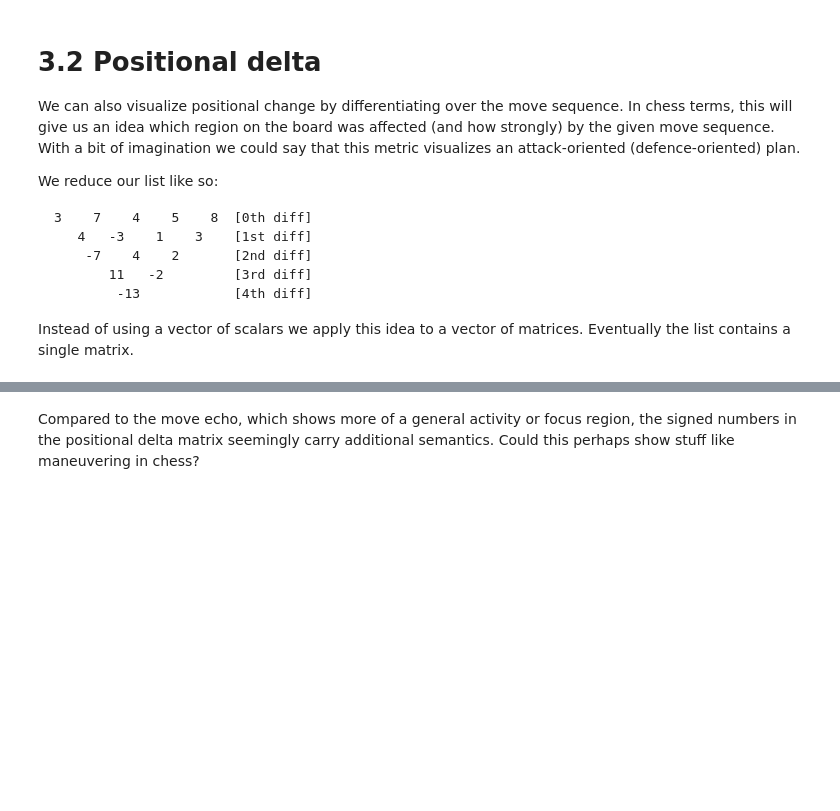
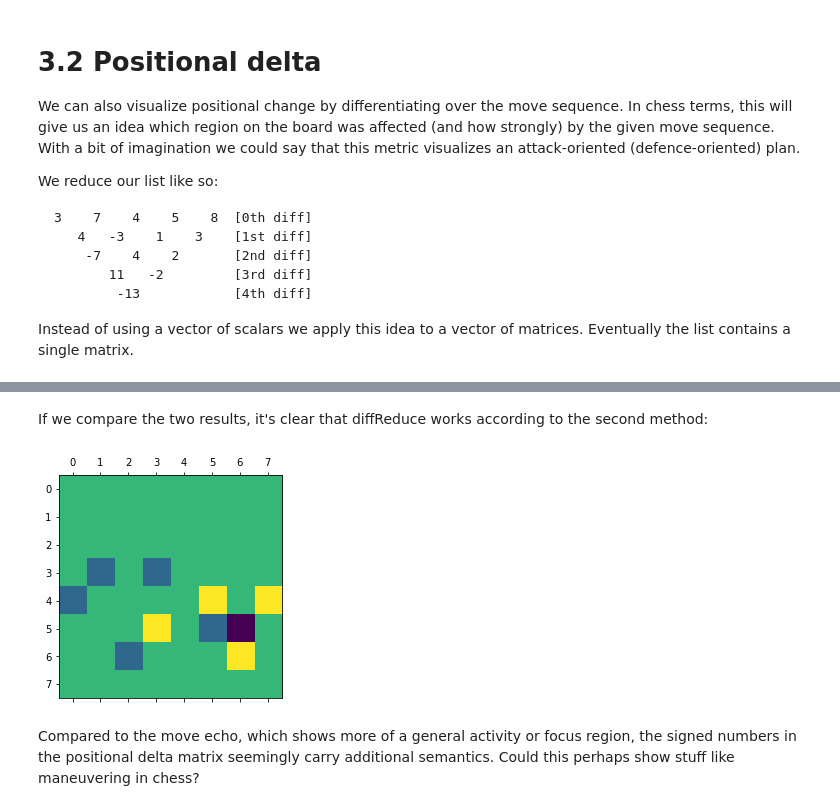
Before and after one commit to mikhas/cheviz, a Jupyter notebook: 01_data.ipynb, the cells around one changed output, grey strips where cells are left out. Drawn from its saved outputs; the diff is of its cells as text; code cells hidden in the pictures; blank space fills up the shorter version.

```diff
--- a/01_data.ipynb
+++ b/01_data.ipynb
@@ -178,6 +175,7 @@ class MoveSequencerResult(NamedTuple):
 
 
 def makeMoveSequencer(moves_list:list)->Callable:
+    # to represent the initial position, we insert an 'empty' move in front:
     board = chess.Board()
     ts = core.makeThreatenedSquares(board=board)
 
@@ -185,16 +183,22 @@ def makeMoveSequencer(moves_list:list)->Callable:
         result = []
         board.reset()
 
-        for index in range(0, min(len(moves_list), moves_range.stop)):
+        start = -1 if moves_range.start == - 1 else 0
+        stop = min(len(moves_list), moves_range.stop)
+
+        for index in range(start, stop):
+            # print("loop", index, start, stop)
             was_our_turn = board.turn == side # check *before* pushing next move
             adjusted_start = moves_range.start if was_our_turn else moves_range.start - 1
-            board.push(moves_list[index])
+
+            move_to_push = None if index == -1 else moves_list[index]
+            if move_to_push is not None:
+                # print("empty move", index, was_our_turn, adjusted_start)
+                board.push(moves_list[index])
+
             if index >= adjusted_start and was_our_turn:
+                # print("result push", index, was_our_turn, adjusted_start)
                 result.append(ts(side, square_filter))
-
-        # if no move was found by moves_range, use initial board configuration instead:
-        if len(result) == 0:
-            result.append(ts(side, square_filter))
 
         return MoveSequencerResult(result, board)
 
@@ -281,0 +292,4 @@ Board('5rk1/1b2qppp/p3pn2/1p6/1P6/2Q2NP1/P3PPBP/R5K1 w - - 1 21')
+# %%
+ms_all, ms_board = ms(range(-1, 3), chess.WHITE, core.attack)
+display(moves_list[0:3])
+display(ms_board)
@@ -282,3 +311,11 @@ Board('5rk1/1b2qppp/p3pn2/1p6/1P6/2Q2NP1/P3PPBP/R5K1 w - - 1 21')
+# %% [markdown]
+If we compare the two results, it's clear that diffReduce works according to the second method:
+# %%
+data = diffReduce(ms_all)
+data.reshape(dim, dim)
+core.show(data)
+# %% [output]
+[figure, added]
 # %% [markdown]
 Compared to the move echo, which shows more of a general activity or focus region, the signed numbers in the positional delta matrix seemingly carry additional semantics. Could this perhaps show stuff like maneuvering in chess?
 # %%
```
Also changed, not shown: parts of 20 cells of this notebook, 2 other files.
